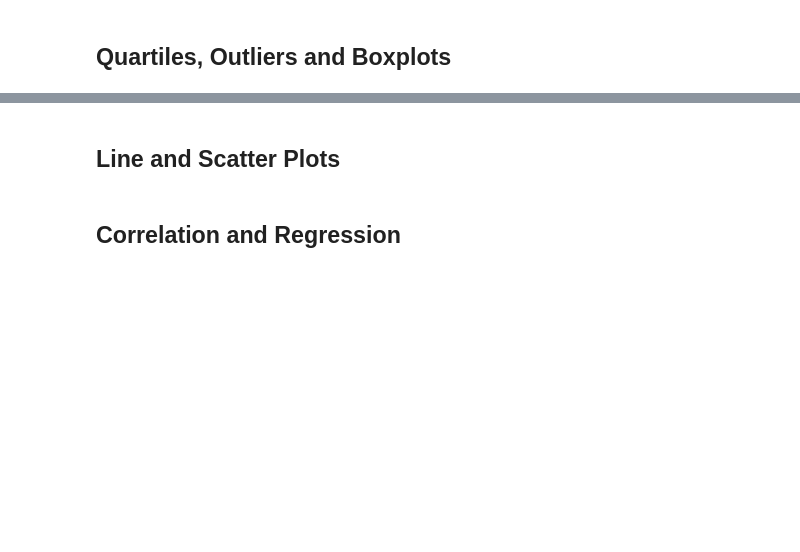
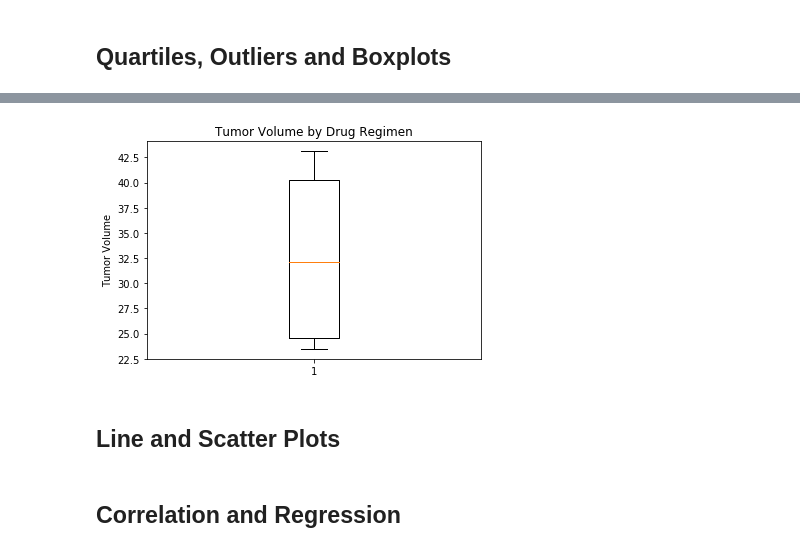
Before and after one commit to abednarz210/Matplotlib, a Jupyter notebook: pymaceuticals_starter.ipynb, the cells around one changed output, grey strips where cells are left out. Cells and saved outputs as stored; diff of their text form; code cells hidden in the pictures; blank space fills up the shorter version.

```diff
--- a/pymaceuticals_starter.ipynb
+++ b/pymaceuticals_starter.ipynb
@@ -329,7 +185,7 @@ ax1.boxplot(tumor_volume)
 plt.show()
 
 # Start by getting the last (greatest) timepoint for each mouse
-tum
+tumor_volume.sort()
 
 # Merge this group df with the original dataframe to get the tumor volume at the last timepoint
 # %% [output]
@@ -338,3 +192,4 @@ tum
+[figure, added]
 # %%
 # Generate a box plot of the final tumor volume of each mouse across four regimens of interest
 # %% [markdown]
```
Also changed, not shown: parts of 29 cells of this notebook, 1 other file.
